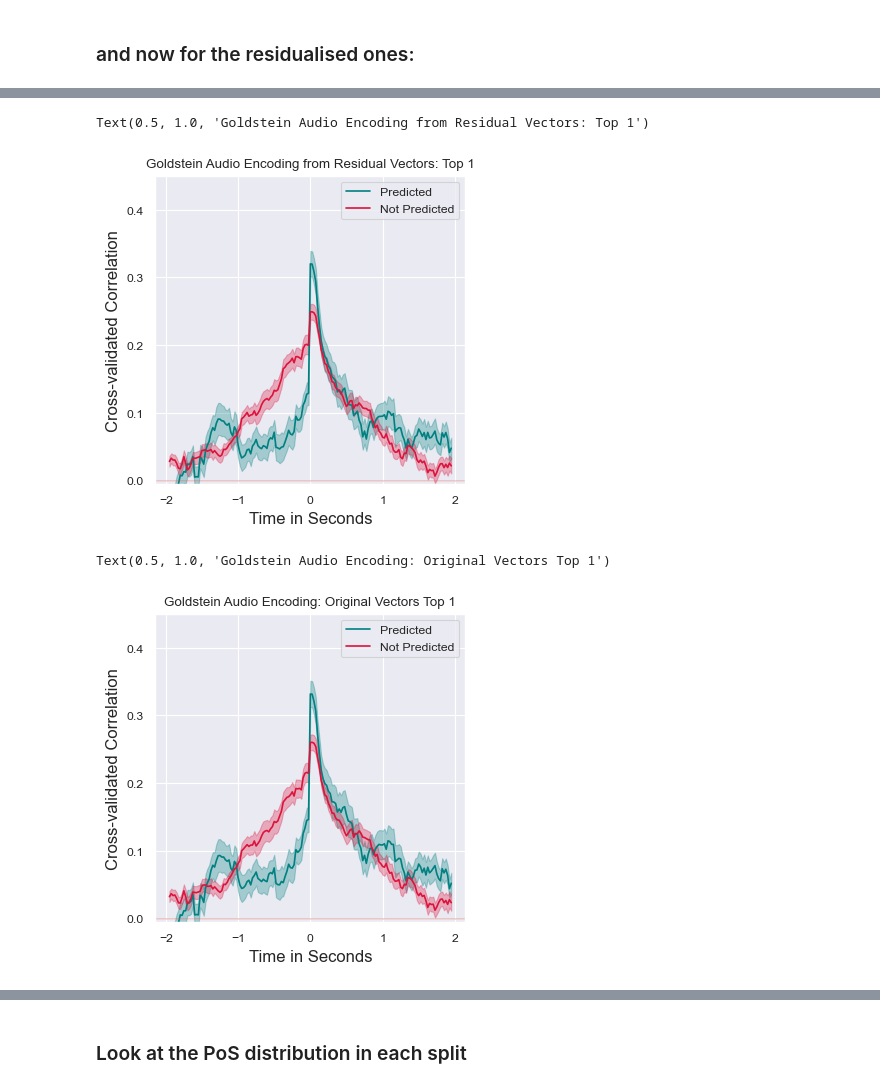
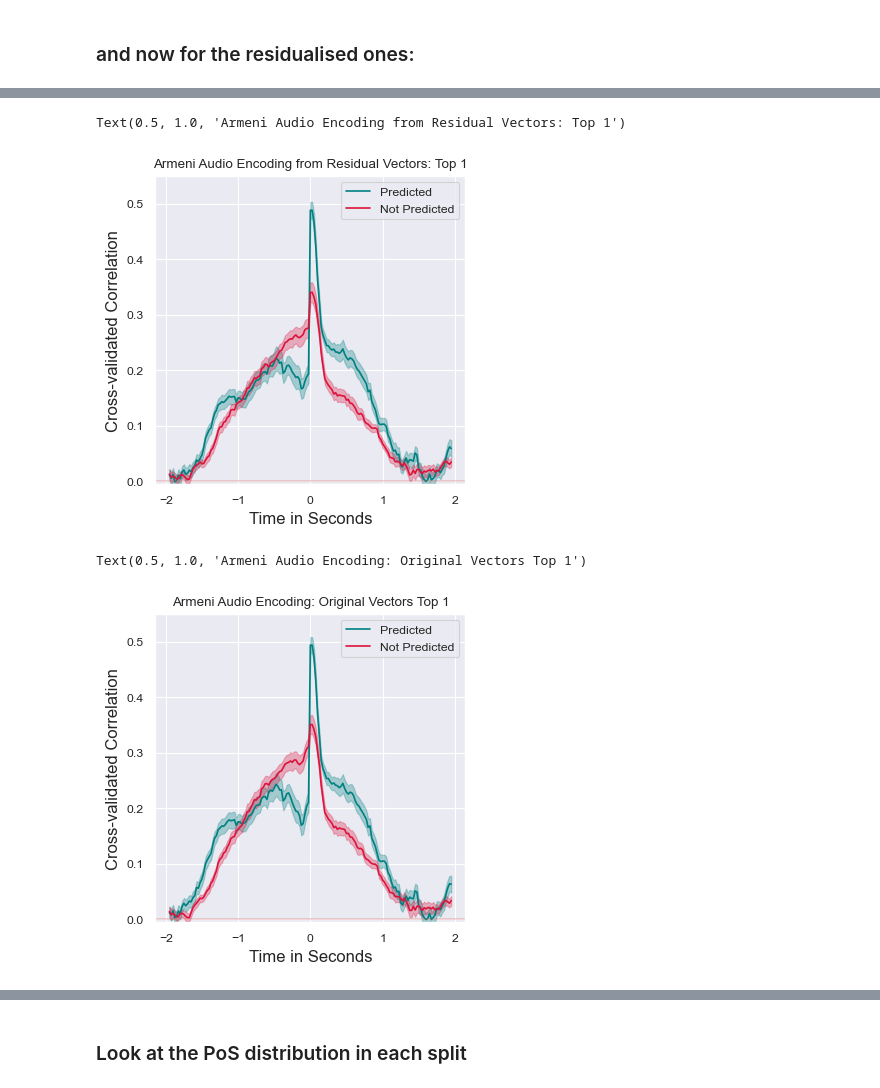
Before and after one commit to InesSchoenmann/Lingpred, a Jupyter notebook: notebooks_new/Audio_Encoding.ipynb, the cells around one changed output, grey strips where cells are left out. Saved outputs shown, nothing was run; the diff lists cells and outputs as text; code cells hidden in the pictures.

```diff
--- a/notebooks_new/Audio_Encoding.ipynb
+++ b/notebooks_new/Audio_Encoding.ipynb
@@ -169,9 +198,9 @@ dict_keys(['X_GPT_layer_47', 'X_GPT_residualised_layer_47'])
 y = y_acoustics
 y = np.swapaxes(np.swapaxes(y, 0, 1), 0, 2)
 
-encoding_GPT  = brainscore_no_coef(X_matrices_GPT['X_GPT_layer_47'], y)
+encoding_GPT  = brainscore_no_coef(X_GPT, y)
 
 y                         = np.swapaxes(np.swapaxes(y_acoustics[1:], 0, 1), 0, 2)
-encoding_GPT_residualised = brainscore_no_coef(X_matrices_GPT['X_GPT_residualised_layer_47'], y)
+encoding_GPT_residualised = brainscore_no_coef(X_GPT_residualised, y)
 # %% [output]
 We are now in the brainscore_no_coef method, and y has shape:
@@ -181,6 +210,6 @@ We are now in the brainscore_no_coef method, and y has shape:
 # %%
 # Let's save the results with original vectors in one file:
-directory = '/Users/ines/research/Lingpred/audio/Goldstein/'
+directory = '../audio/{}/'.format(dataset)
 file_name = 'vectors_GPT_Glove_arbitrary_y_matrix_like_selfpred.pkl'
 path      = directory + file_name
 print(path)
@@ -195,7 +224,7 @@ f.close()
 
 
 # Let's save the regressed out result in one file:
-directory = '/Users/ines/research/Lingpred/audio/Goldstein/'
+directory = '../audio/{}/'.format(dataset)
 file_name = 'regressed_out_vectors_Glove_arbitrary_y_matrix_like_selfpred.pkl'
 path      = directory + file_name
 print(path)
@@ -350,0 +378,4 @@ import pandas as pd
+# %%
+with open('../audio/Armeni/Dataframe_WordSurprisal_Top10Words_All_Sessions.pkl', 'rb') as f:
+    df = pickle.load(f)
+df
@@ -351,15 +396,24 @@ import pandas as pd
 # %%
-df = pd.read_csv('../Goldstein_gpt_features/transcript_data_gpt.txt',
-                            sep='\t',
-                            index_col='Unnamed: 0')
-# first we only want to keep the word-initial token of a word:
-mask_first = df["word_idx"] != df["word_idx"].shift(1)
-df_first   = df[mask_first]
+if dataset == 'Goldstein':
+    df = pd.read_csv('../Goldstein_gpt_features/transcript_data_gpt.txt',
+                                sep='\t',
+                                index_col='Unnamed: 0')
+    # first we only want to keep the word-initial token of a word:
+    mask_first = df["word_idx"] != df["word_idx"].shift(1)
+    df_first   = df[mask_first]
 
-is_top_1     = [x < 1 for x in df_first['rank']] # rank 0 is the Top-1 prediction
-is_not_top_1 = [not x for x in is_top_1]
-is_top_5     = [x < 5 for x in df_first['rank']] # rank 4 is the Top-5 prediction
-is_not_top_5 = [not x for x in is_top_5]
+    is_top_1     = [x < 1 for x in df_first['rank']] # rank 0 is the Top-1 prediction
+    is_not_top_1 = [not x for x in is_top_1]
+    is_top_5     = [x < 5 for x in df_first['rank']] # rank 4 is the Top-5 prediction
+    is_not_top_5 = [not x for x in is_top_5]
+
+if dataset == 'Armeni':
+    with open('../audio/Armeni/Dataframe_WordSurprisal_Top10Words_All_Sessions.pkl', 'rb') as f:
+        df = pickle.load(f)
+    is_top_1 = df.is_Top_1.to_list()[:X_GPT.shape[0]]
+    is_not_top_1 = [not x for x in is_top_1]
+    is_top_5     = df.is_Top_5.to_list()[:X_GPT.shape[0]]
+    is_not_top_5 = [not x for x in is_top_5]
 
 print(np.unique(is_top_1, return_counts=True))
 print(np.unique(is_top_5, return_counts=True))
@@ -481,36 +535,36 @@ for i, key in enumerate([encoding_Glove_residualised_top_1, encoding_Glove_resid
                                 upperCI(reshape(key)), color=colours[models[i]], alpha=0.3)
 
 ax1.legend()
-ax1.set_ylim([-0.005, 0.45])
+ax1.set_ylim([-0.005, 0.55])
 ax1.set_xlabel('Time in Seconds', fontsize=12)
 ax1.set_ylabel('Cross-validated Correlation', fontsize=12)
 ax1.axhline(c='indianred',  alpha=0.3)
 ax1.set_title(dataset+' Audio Encoding from Residual Vectors: ' + models[0])
 # %% [output]
-Text(0.5, 1.0, 'Goldstein Audio Encoding from Residual Vectors: Top 1')
+Text(0.5, 1.0, 'Armeni Audio Encoding from Residual Vectors: Top 1')
-[figure, old version]
+[figure, new version]
 # %%
 # get model names
 models = ['Top 1', 'Not Predicted']
 labels = ['Predicted', 'Not Predicted']
 
 
 fig, (ax1) = plt.subplots(1, 1, figsize=(4, 4))
 
 for i, key in enumerate([encoding_Glove_top_1, encoding_Glove_not_top_1]):
     ax1.plot(times_100, key.mean(axis=0).mean(axis=0), c=colours[models[i]], label=labels[i])
     ax1.fill_between(times_100, lowerCI(reshape(key)),
                                 upperCI(reshape(key)), color=colours[models[i]], alpha=0.3)
 
 ax1.legend()
-ax1.set_ylim([-0.005, 0.45])
+ax1.set_ylim([-0.005, 0.55])
 ax1.set_xlabel('Time in Seconds', fontsize=12)
 ax1.set_ylabel('Cross-validated Correlation', fontsize=12)
 ax1.axhline(c='indianred',  alpha=0.3)
 ax1.set_title(dataset+' Audio Encoding: Original Vectors ' + models[0])
 # %% [output]
-Text(0.5, 1.0, 'Goldstein Audio Encoding: Original Vectors Top 1')
+Text(0.5, 1.0, 'Armeni Audio Encoding: Original Vectors Top 1')
-[figure, old version]
+[figure, new version]
 # %%
 # get model names
 models = ['Top 5', 'Not Predicted']
```
Also changed, not shown: parts of 46 cells of this notebook.
